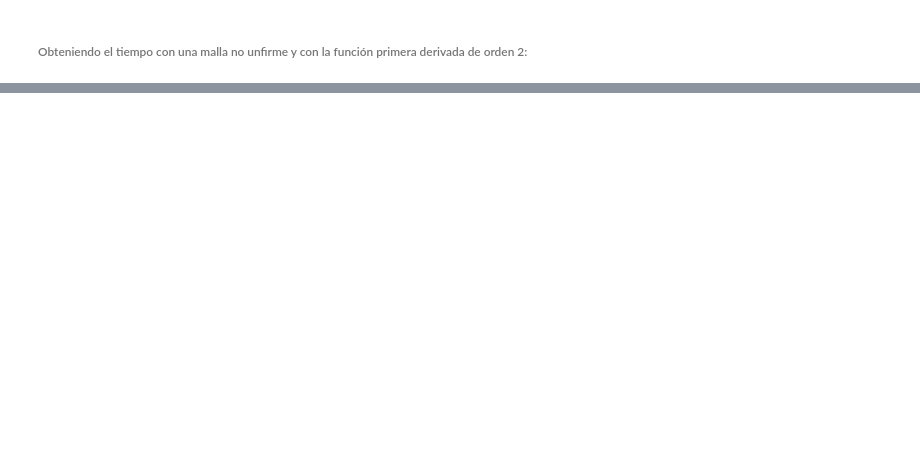
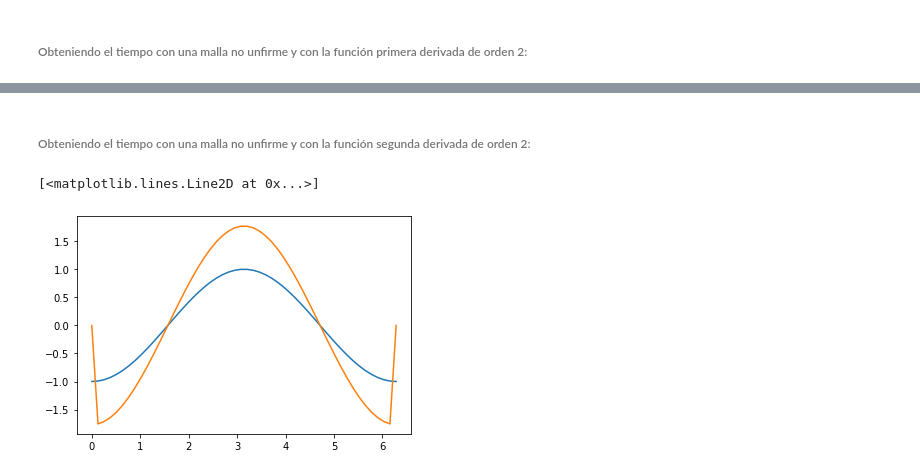
Before and after one commit to marthaaquino/Fisica-computacional, a Jupyter notebook: Tarea1.ipynb, the cells around one changed output, grey strips where cells are left out. Cells and saved outputs as stored; diff of their text form; code cells hidden in the pictures; blank space fills up the shorter version.

```diff
--- a/Tarea1.ipynb
+++ b/Tarea1.ipynb
@@ -265,0 +252,39 @@ y_num_deriv = deriv(y,x)
+# %% [markdown]
+###### Obteniendo el tiempo con una malla no unfirme y con la función segunda derivada de orden 2:
+# %%
+##Definimos la segunda derivada para una función f y cuya malla no es uniforme.
+def deriv2(f,x):
+    f_prima2 = zeros(len(f))
+
+    for i in range (len(f)-1):
+        #h[i]=x[i+1]-x[i]#h2
+        #g[i]=x[i]-x[i-1]#h1
+        f_prima2[i]=2*(((x[i+1]-x[i])*f[i-1])+((x[i]-x[i-1])*f[i+1])-(f[i]*(x[i+1]-x[i]+x[i]-x[i-1])))/((x[i+1]-x[i])*(x[i]-x[i-1])*(x[i]-x[i-1])**2+(x[i]-x[i-1])*(x[i+1]-x[i])**2)
+    # calcular el ultimo punto
+        #h1=x[2]-x[1]
+        #h2=x[3]-x[2]
+
+        #h11=x[-1]-x[-2]
+        #h22=x[0]-x[-1]
+        #f_prima2[1] = h2*(f[2]-f[1] )/(h1*h2-h1*h1)- h1*(f[3]-f[1])/(h2*h2-h2*h1)
+       # f_prima[-1]=-(h11*(f[-2]-f[-1])/(h22*h11-h22*h22))+(h22*(f[-3]-f[-1])/(h11*h11-h22*h11))
+       # f_prima[-1]=-(h11*(f[-2]-f[-1])/(h22*h11-h22*h22))+(h22*(f[-3]-f[-1])/(h11*h11-h22*h11))### revisar
+    return f_prima2
+
+##Definimos una función f para transformar cualquier malla uniforme a una no uniforme.
+def f(x):
+    return x#**(1/2)
+###Escogemos la malla
+x = np.linspace(0, 2*pi, 50) #2*np.pi*f(np.linspace(0, 1, 50, endpoint=False))
+##Escogemos la funcion f a la cual le aplicaremos la primera derivada
+y = cos(x)
+y_deriv2 = -cos(x)
+y_num_deriv = deriv2(y,x)
+#plot(x,y,label="$f(x)$")
+plot(x,y_deriv2,label="$f'(x)$")
+plot(x,y_num_deriv,label="f'(x) numérica")
+#legend(),grid()
+#show()
+# %% [output]
+[<matplotlib.lines.Line2D at 0x...>]
+[figure, added]
```
Also changed, not shown: parts of 14 cells of this notebook.
